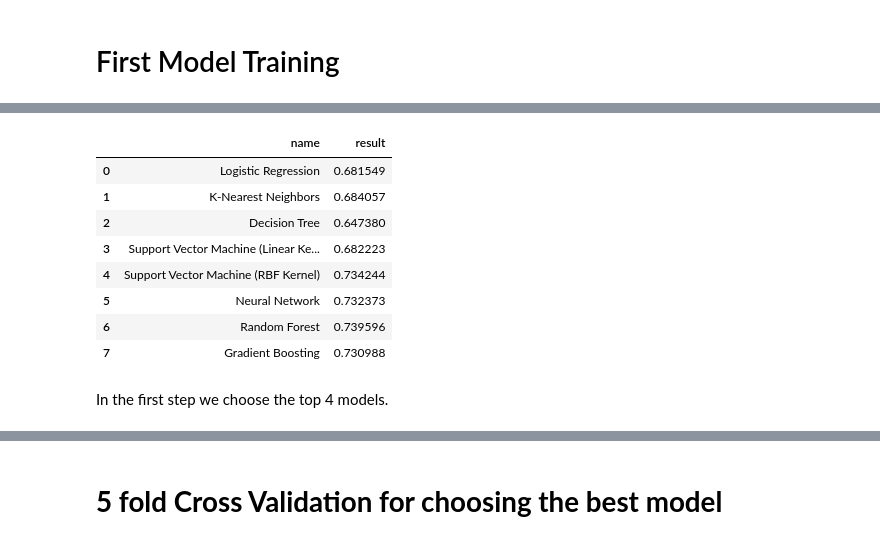
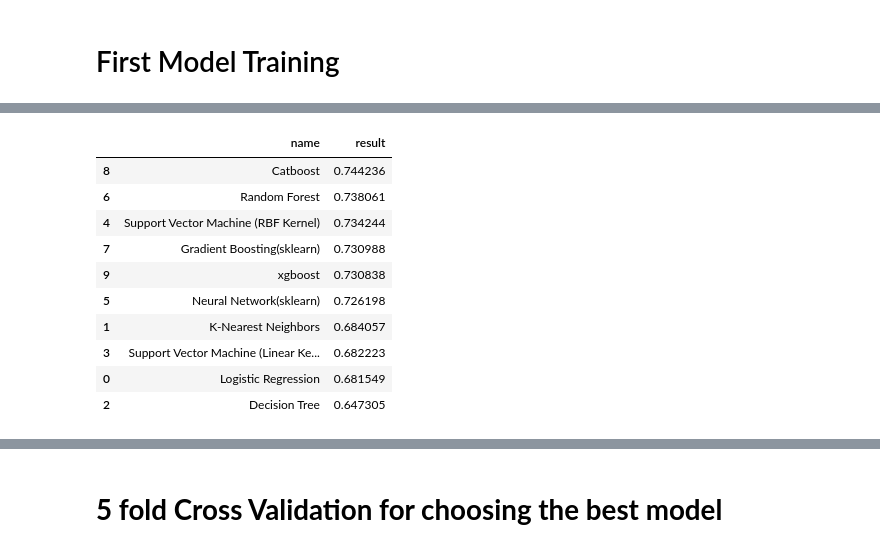
Before and after one commit to AndreyDanilin/Spotify_prediction, a Jupyter notebook: Spotify_prediction.ipynb, the cells around one changed output, grey strips where cells are left out. Saved outputs shown, nothing was run; the diff lists cells and outputs as text; code cells hidden in the pictures.

```diff
--- a/Spotify_prediction.ipynb
+++ b/Spotify_prediction.ipynb
@@ -28,0 +41,15 @@ df.head()
+# %%
+df_60 = pd.read_csv("data/dataset-of-60s.csv")
+df_60['decade_of_release'] = '60'
+df_70 = pd.read_csv("data/dataset-of-70s.csv")
+df_70['decade_of_release'] = '70'
+df_80 = pd.read_csv("data/dataset-of-80s.csv")
+df_80['decade_of_release'] = '80'
+df_90 = pd.read_csv("data/dataset-of-90s.csv")
+df_90['decade_of_release'] = '90'
+df_00 = pd.read_csv("data/dataset-of-00s.csv")
+df_00['decade_of_release'] = '00'
+df_10 = pd.read_csv("data/dataset-of-10s.csv")
+df_10['decade_of_release'] = '10'
+df = pd.concat([df_00, df_10, df_60, df_70, df_80, df_90])
+df.head()
@@ -341,14 +366,16 @@ from sklearn.model_selection import cross_val_score
 # %%
 #training the models
 models = {
-    "                   Logistic Regression": LogisticRegression(),
+    "                   Logistic Regression": LogisticRegression(random_state=RANDOM_STATE),
     "                   K-Nearest Neighbors": KNeighborsClassifier(),
-    "                         Decision Tree": DecisionTreeClassifier(),
-    "Support Vector Machine (Linear Kernel)": LinearSVC(),
-    "   Support Vector Machine (RBF Kernel)": SVC(),
-    "                        Neural Network": MLPClassifier(),
-    "                         Random Forest": RandomForestClassifier(),
-    "                     Gradient Boosting": GradientBoostingClassifier()
+    "                         Decision Tree": DecisionTreeClassifier(random_state=RANDOM_STATE),
+    "Support Vector Machine (Linear Kernel)": LinearSVC(random_state=RANDOM_STATE),
+    "   Support Vector Machine (RBF Kernel)": SVC(random_state=RANDOM_STATE),
+    "               Neural Network(sklearn)": MLPClassifier(max_iter=500, random_state=RANDOM_STATE),
+    "                         Random Forest": RandomForestClassifier(random_state=RANDOM_STATE),
+    "            Gradient Boosting(sklearn)": GradientBoostingClassifier(random_state=RANDOM_STATE),
+    "                              Catboost": CatBoostClassifier(logging_level = 'Silent',random_state=RANDOM_STATE),
+    "                               xgboost": xgb.XGBClassifier(random_state=RANDOM_STATE),
 }
 
 for name, model in models.items():
@@ -397,14 +417,14 @@ Support Vector Machine (Linear Kernel) [0.68193556 0.68272146 0.68201213]
 # %%
-pd.DataFrame(mean_df)
+pd.DataFrame(mean_df).sort_values('result',ascending=False)
 # %% [output]
 |  | name | result |
+| 8 | Catboost | 0.744236 |
+| 6 | Random Forest | 0.738061 |
+| 4 | Support Vector Machine (RBF Kernel) | 0.734244 |
+| 7 | Gradient Boosting(sklearn) | 0.730988 |
+| 9 | xgboost | 0.730838 |
+| 5 | Neural Network(sklearn) | 0.726198 |
+| 1 | K-Nearest Neighbors | 0.684057 |
+| 3 | Support Vector Machine (Linear Ke... | 0.682223 |
 | 0 | Logistic Regression | 0.681549 |
-| 1 | K-Nearest Neighbors | 0.684057 |
-| 2 | Decision Tree | 0.647380 |
-| 3 | Support Vector Machine (Linear Ke... | 0.682223 |
-| 4 | Support Vector Machine (RBF Kernel) | 0.734244 |
-| 5 | Neural Network | 0.732373 |
-| 6 | Random Forest | 0.739596 |
-| 7 | Gradient Boosting | 0.730988 |
+| 2 | Decision Tree | 0.647305 |
-# %% [markdown]
-In the first step we choose the top 4 models.
```
Also changed, not shown: parts of 58 cells of this notebook.
